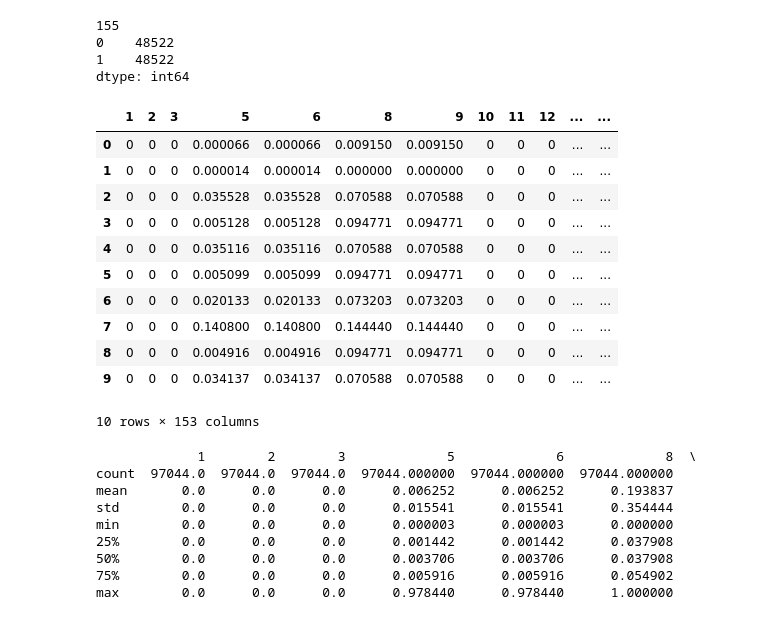
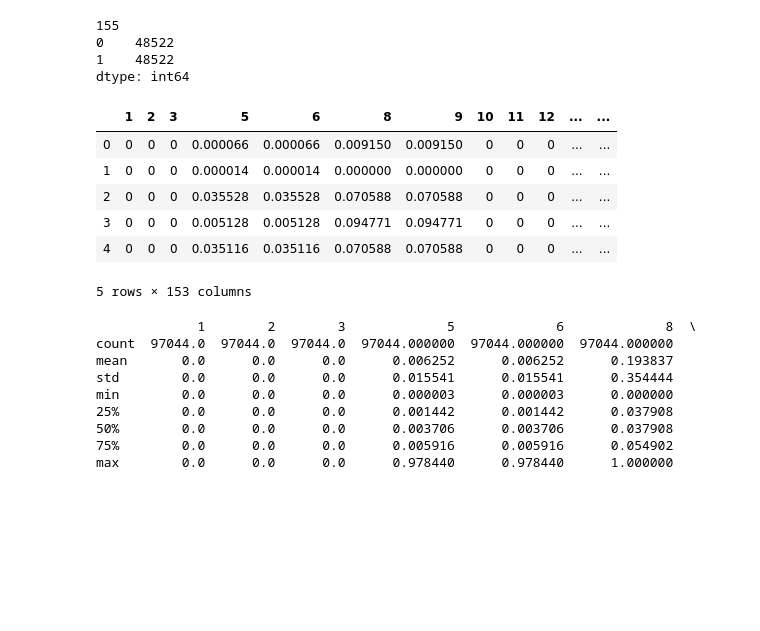
Before and after one commit to AML-Project-Group/impersonation_detection, a Jupyter notebook: Main.ipynb, the cells around one changed output. Saved outputs shown, nothing was run; the diff lists cells and outputs as text; code cells hidden in the pictures; blank space fills up the shorter version.

```diff
--- a/Main.ipynb
+++ b/Main.ipynb
@@ -60,20 +60,15 @@ print(class_counts)
 dtype: int64
 # %%
 ''' Check the first 10 rows '''
-df.head(10)
+df.head(5)
 # %% [output]
 |  | 1 | 2 | 3 | 5 | 6 | 8 | 9 | 10 | 11 | 12 | ... | ... |
 | 0 | 0 | 0 | 0 | 0.000066 | 0.000066 | 0.009150 | 0.009150 | 0 | 0 | 0 | ... | ... |
 | 1 | 0 | 0 | 0 | 0.000014 | 0.000014 | 0.000000 | 0.000000 | 0 | 0 | 0 | ... | ... |
 | 2 | 0 | 0 | 0 | 0.035528 | 0.035528 | 0.070588 | 0.070588 | 0 | 0 | 0 | ... | ... |
 | 3 | 0 | 0 | 0 | 0.005128 | 0.005128 | 0.094771 | 0.094771 | 0 | 0 | 0 | ... | ... |
 | 4 | 0 | 0 | 0 | 0.035116 | 0.035116 | 0.070588 | 0.070588 | 0 | 0 | 0 | ... | ... |
-| 5 | 0 | 0 | 0 | 0.005099 | 0.005099 | 0.094771 | 0.094771 | 0 | 0 | 0 | ... | ... |
-| 6 | 0 | 0 | 0 | 0.020133 | 0.020133 | 0.073203 | 0.073203 | 0 | 0 | 0 | ... | ... |
-| 7 | 0 | 0 | 0 | 0.140800 | 0.140800 | 0.144440 | 0.144440 | 0 | 0 | 0 | ... | ... |
-| 8 | 0 | 0 | 0 | 0.004916 | 0.004916 | 0.094771 | 0.094771 | 0 | 0 | 0 | ... | ... |
-| 9 | 0 | 0 | 0 | 0.034137 | 0.034137 | 0.070588 | 0.070588 | 0 | 0 | 0 | ... | ... |
-10 rows × 153 columns
+5 rows × 153 columns
 # %%
 ''' Descriptive statistics '''
 print(df.describe())
```
Also changed, not shown: parts of 2 cells of this notebook.
